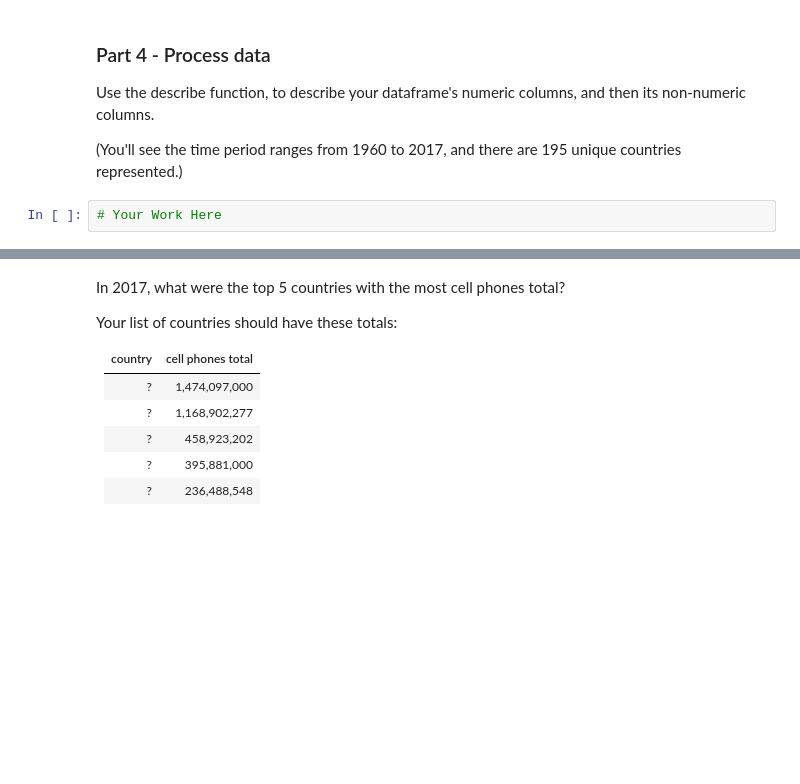
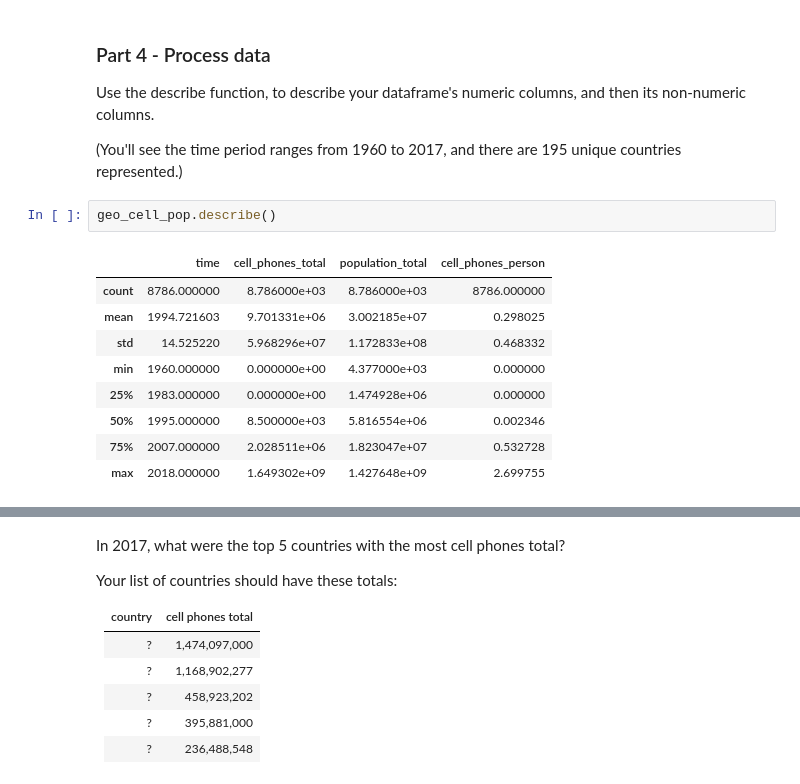
Before and after one commit to bofori-tech/DS-Unit-1-Sprint-1-Data-Wrangling-and-Storytelling, a Jupyter notebook: DS_Unit_1_Sprint_Challenge_1_Data_Wrangling_and_Storytelling.ipynb, the cells around one changed output, grey strips where cells are left out. Saved outputs shown, nothing was run; the diff lists cells and outputs as text; blank space fills up the shorter version.

```diff
--- a/DS_Unit_1_Sprint_Challenge_1_Data_Wrangling_and_Storytelling.ipynb
+++ b/DS_Unit_1_Sprint_Challenge_1_Data_Wrangling_and_Storytelling.ipynb
@@ -191,5 +203,15 @@ Calculate the number of cell phones per person, and add this column onto your da
 Use the describe function, to describe your dataframe's numeric columns, and then its non-numeric columns.
 
 (You'll see the time period ranges from 1960 to 2017, and there are 195 unique countries represented.)
-# %%
-# Your Work Here
+# %%
+geo_cell_pop.describe()
+# %% [output]
+|  | time | cell_phones_total | population_total | cell_phones_person |
+| count | 8786.000000 | 8.786000e+03 | 8.786000e+03 | 8786.000000 |
+| mean | 1994.721603 | 9.701331e+06 | 3.002185e+07 | 0.298025 |
+| std | 14.525220 | 5.968296e+07 | 1.172833e+08 | 0.468332 |
+| min | 1960.000000 | 0.000000e+00 | 4.377000e+03 | 0.000000 |
+| 25% | 1983.000000 | 0.000000e+00 | 1.474928e+06 | 0.000000 |
+| 50% | 1995.000000 | 8.500000e+03 | 5.816554e+06 | 0.002346 |
+| 75% | 2007.000000 | 2.028511e+06 | 1.823047e+07 | 0.532728 |
+| max | 2018.000000 | 1.649302e+09 | 1.427648e+09 | 2.699755 |
```
Also changed, not shown: parts of 14 cells of this notebook.
